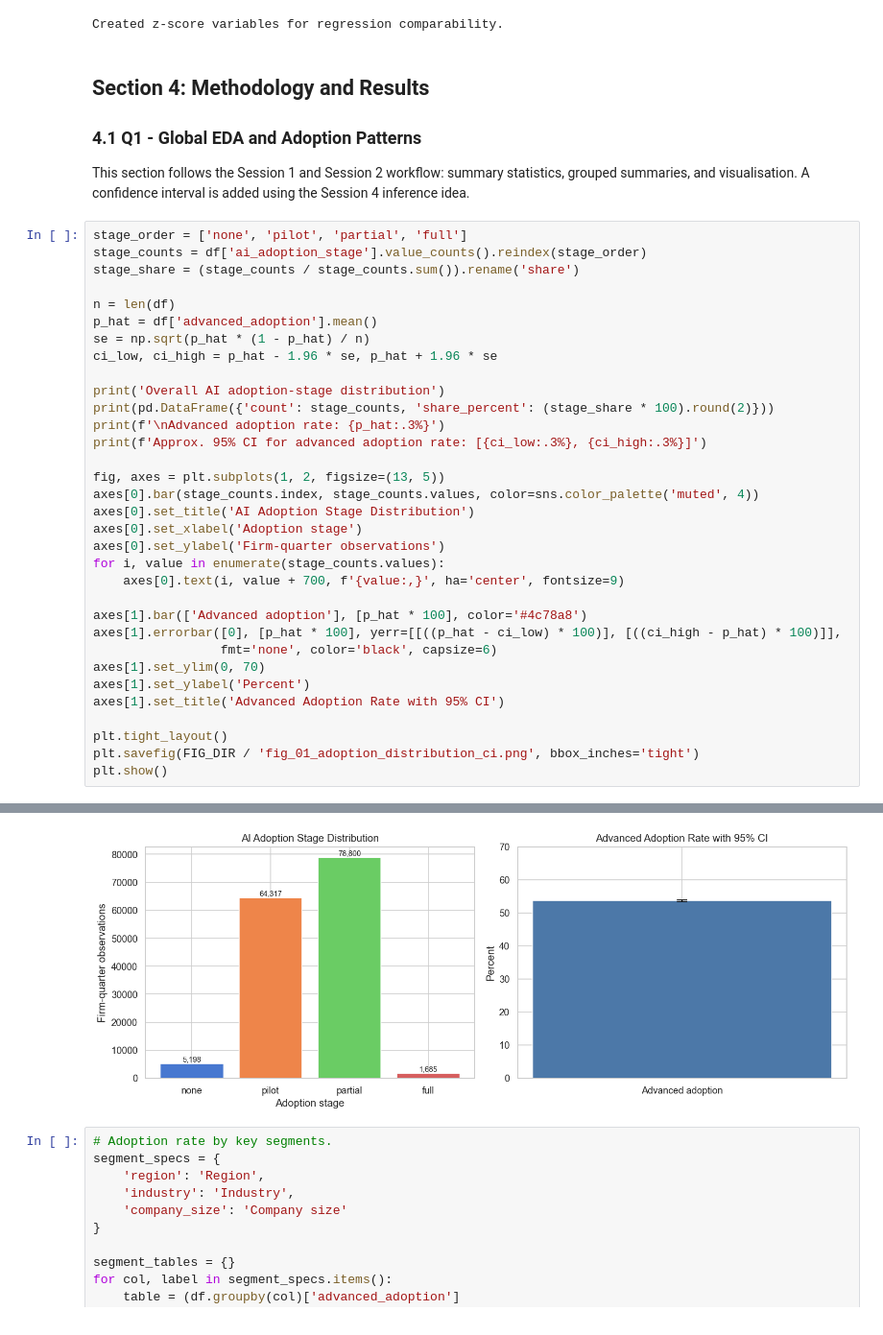
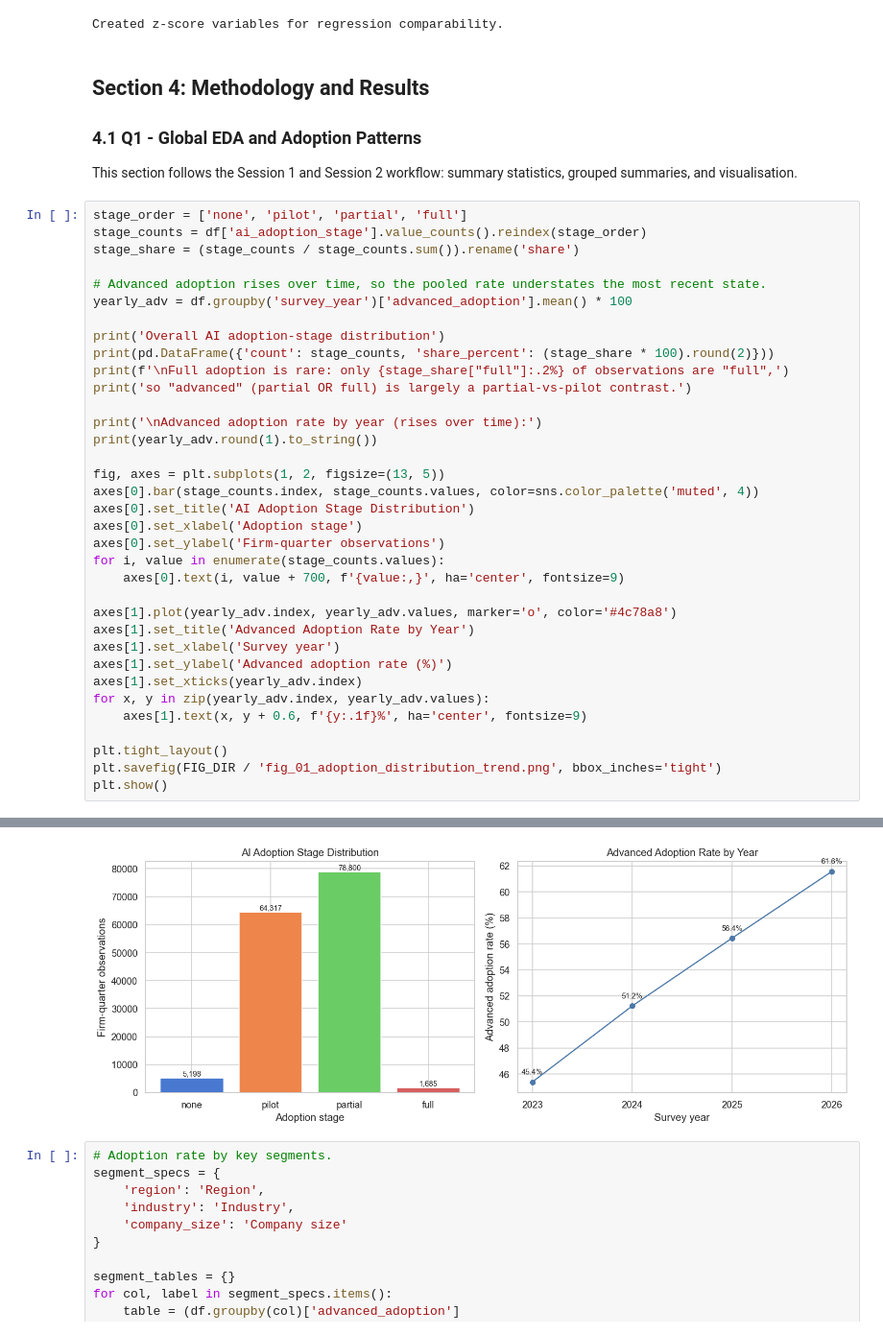
Before and after one commit to jiaobuchong/ai-adoption, a Jupyter notebook: IS630_Analysis_Sections_2to_5_FIXED_v2.ipynb, the cells around one changed output, grey strips where cells are left out. Shown at 96% size. Saved outputs shown, nothing was run; the diff lists cells and outputs as text.

```diff
--- a/IS630_Analysis_Sections_2to_5_FIXED_v2.ipynb
+++ b/IS630_Analysis_Sections_2to_5_FIXED_v2.ipynb
@@ -258,21 +243,22 @@ Created z-score variables for regression comparability.
 
 ### 4.1 Q1 - Global EDA and Adoption Patterns
 
-This section follows the Session 1 and Session 2 workflow: summary statistics, grouped summaries, and visualisation. A confidence interval is added using the Session 4 inference idea.
+This section follows the Session 1 and Session 2 workflow: summary statistics, grouped summaries, and visualisation.
 # %%
 stage_order = ['none', 'pilot', 'partial', 'full']
 stage_counts = df['ai_adoption_stage'].value_counts().reindex(stage_order)
 stage_share = (stage_counts / stage_counts.sum()).rename('share')
 
-n = len(df)
-p_hat = df['advanced_adoption'].mean()
-se = np.sqrt(p_hat * (1 - p_hat) / n)
-ci_low, ci_high = p_hat - 1.96 * se, p_hat + 1.96 * se
+# Advanced adoption rises over time, so the pooled rate understates the most recent state.
+yearly_adv = df.groupby('survey_year')['advanced_adoption'].mean() * 100
 
 print('Overall AI adoption-stage distribution')
 print(pd.DataFrame({'count': stage_counts, 'share_percent': (stage_share * 100).round(2)}))
-print(f'\nAdvanced adoption rate: {p_hat:.3%}')
-print(f'Approx. 95% CI for advanced adoption rate: [{ci_low:.3%}, {ci_high:.3%}]')
+print(f'\nFull adoption is rare: only {stage_share["full"]:.2%} of observations are "full",')
+print('so "advanced" (partial OR full) is largely a partial-vs-pilot contrast.')
+
+print('\nAdvanced adoption rate by year (rises over time):')
+print(yearly_adv.round(1).to_string())
 
 fig, axes = plt.subplots(1, 2, figsize=(13, 5))
 axes[0].bar(stage_counts.index, stage_counts.values, color=sns.color_palette('muted', 4))
@@ -282,15 +268,16 @@ axes[0].set_ylabel('Firm-quarter observations')
 for i, value in enumerate(stage_counts.values):
     axes[0].text(i, value + 700, f'{value:,}', ha='center', fontsize=9)
 
-axes[1].bar(['Advanced adoption'], [p_hat * 100], color='#4c78a8')
-axes[1].errorbar([0], [p_hat * 100], yerr=[[((p_hat - ci_low) * 100)], [((ci_high - p_hat) * 100)]],
-                 fmt='none', color='black', capsize=6)
-axes[1].set_ylim(0, 70)
-axes[1].set_ylabel('Percent')
-axes[1].set_title('Advanced Adoption Rate with 95% CI')
+axes[1].plot(yearly_adv.index, yearly_adv.values, marker='o', color='#4c78a8')
+axes[1].set_title('Advanced Adoption Rate by Year')
+axes[1].set_xlabel('Survey year')
+axes[1].set_ylabel('Advanced adoption rate (%)')
+axes[1].set_xticks(yearly_adv.index)
+for x, y in zip(yearly_adv.index, yearly_adv.values):
+    axes[1].text(x, y + 0.6, f'{y:.1f}%', ha='center', fontsize=9)
 
 plt.tight_layout()
-plt.savefig(FIG_DIR / 'fig_01_adoption_distribution_ci.png', bbox_inches='tight')
+plt.savefig(FIG_DIR / 'fig_01_adoption_distribution_trend.png', bbox_inches='tight')
 plt.show()
 # %% [output]
 Overall AI adoption-stage distribution
@@ -306,4 +300,4 @@ Approx. 95% CI for advanced adoption rate: [53.404%, 53.909%]
-[figure, old version]
+[figure, new version]
 # %%
 # Adoption rate by key segments.
 segment_specs = {
```
Also changed, not shown: parts of 29 cells of this notebook.
